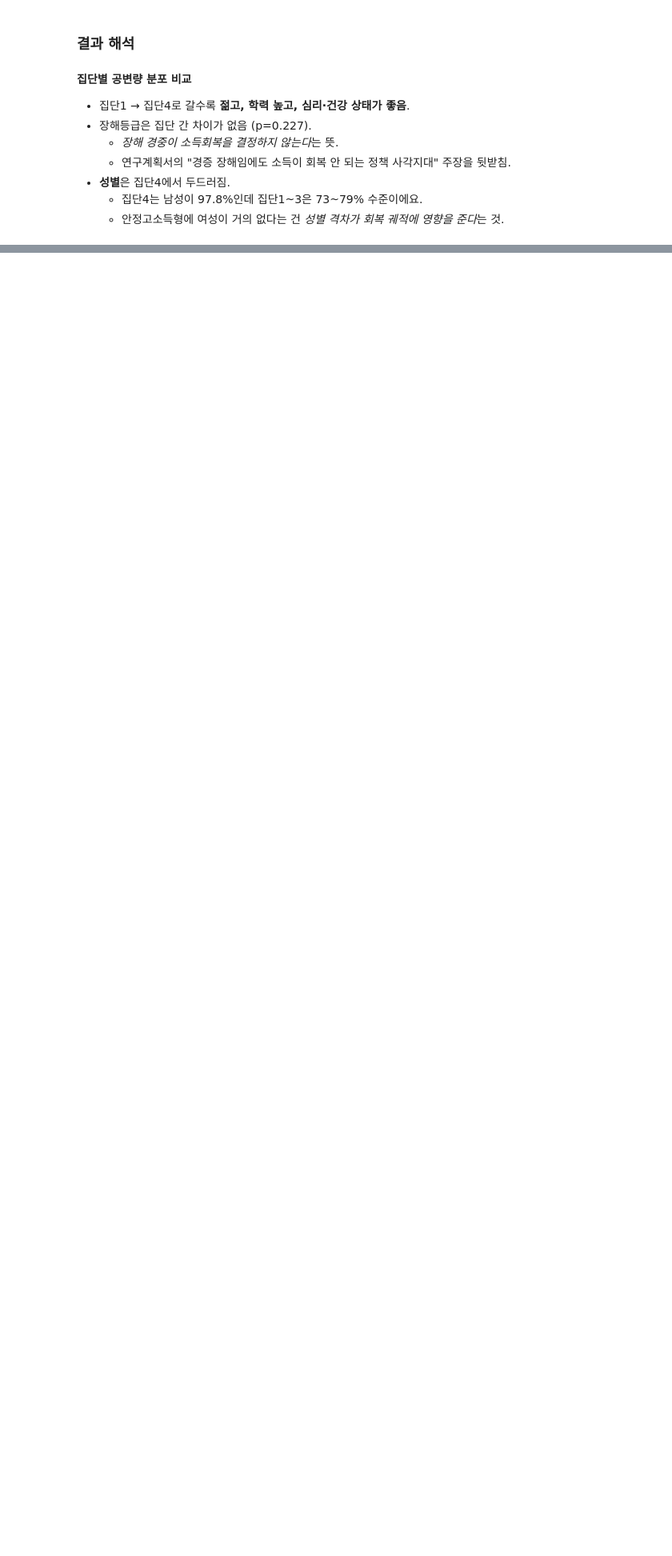
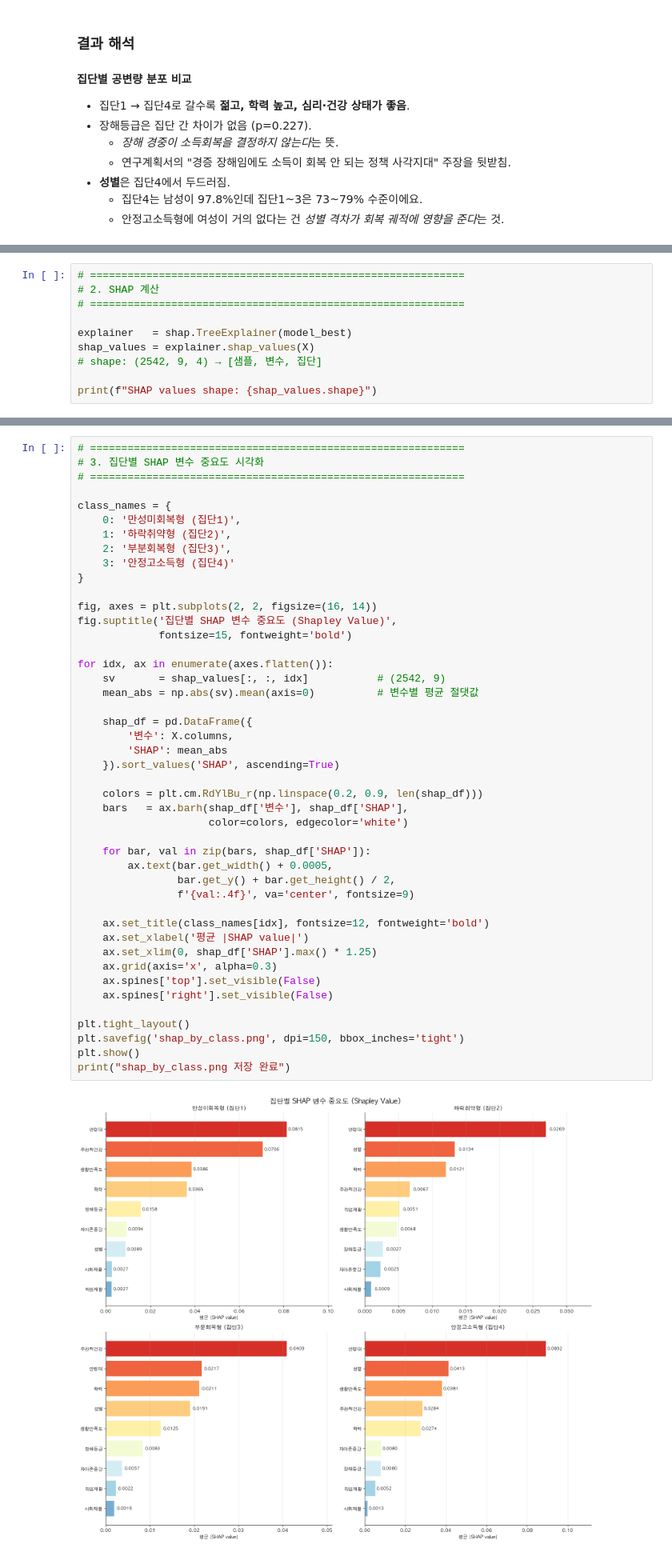
Before and after one commit to hwangsahyun/PSWCI, a Jupyter notebook: PSWCI_code.ipynb, the cells around one changed output, grey strips where cells are left out. Shown at 80% size. Cells and saved outputs as stored; diff of their text form; blank space fills up the shorter version.

Commit message:
7th Commit: SHAP Analysis

```diff
--- a/PSWCI_code.ipynb
+++ b/PSWCI_code.ipynb
@@ -1612,0 +1781,10 @@ Reference 집단: 집단3(부분회복형)과 그 외 집단
+# %%
+# ============================================================
+# 2. SHAP 계산
+# ============================================================
+
+explainer   = shap.TreeExplainer(model_best)
+shap_values = explainer.shap_values(X)
+# shape: (2542, 9, 4) → [샘플, 변수, 집단]
+
+print(f"SHAP values shape: {shap_values.shape}")
@@ -1612,0 +1793,47 @@ Reference 집단: 집단3(부분회복형)과 그 외 집단
+# %%
+# ============================================================
+# 3. 집단별 SHAP 변수 중요도 시각화
+# ============================================================
+
+class_names = {
+    0: '만성미회복형 (집단1)',
+    1: '하락취약형 (집단2)',
+    2: '부분회복형 (집단3)',
+    3: '안정고소득형 (집단4)'
+}
+
+fig, axes = plt.subplots(2, 2, figsize=(16, 14))
+fig.suptitle('집단별 SHAP 변수 중요도 (Shapley Value)',
+             fontsize=15, fontweight='bold')
+
+for idx, ax in enumerate(axes.flatten()):
+    sv       = shap_values[:, :, idx]           # (2542, 9)
+    mean_abs = np.abs(sv).mean(axis=0)          # 변수별 평균 절댓값
+
+    shap_df = pd.DataFrame({
+        '변수': X.columns,
+        'SHAP': mean_abs
+    }).sort_values('SHAP', ascending=True)
+
+    colors = plt.cm.RdYlBu_r(np.linspace(0.2, 0.9, len(shap_df)))
+    bars   = ax.barh(shap_df['변수'], shap_df['SHAP'],
+                     color=colors, edgecolor='white')
+
+    for bar, val in zip(bars, shap_df['SHAP']):
+        ax.text(bar.get_width() + 0.0005,
+                bar.get_y() + bar.get_height() / 2,
+                f'{val:.4f}', va='center', fontsize=9)
+
+    ax.set_title(class_names[idx], fontsize=12, fontweight='bold')
+    ax.set_xlabel('평균 |SHAP value|')
+    ax.set_xlim(0, shap_df['SHAP'].max() * 1.25)
+    ax.grid(axis='x', alpha=0.3)
+    ax.spines['top'].set_visible(False)
+    ax.spines['right'].set_visible(False)
+
+plt.tight_layout()
+plt.savefig('shap_by_class.png', dpi=150, bbox_inches='tight')
+plt.show()
+print("shap_by_class.png 저장 완료")
+# %% [output]
+[figure, added]
```
Also changed, not shown: parts of 10 cells of this notebook, 3 other files.
